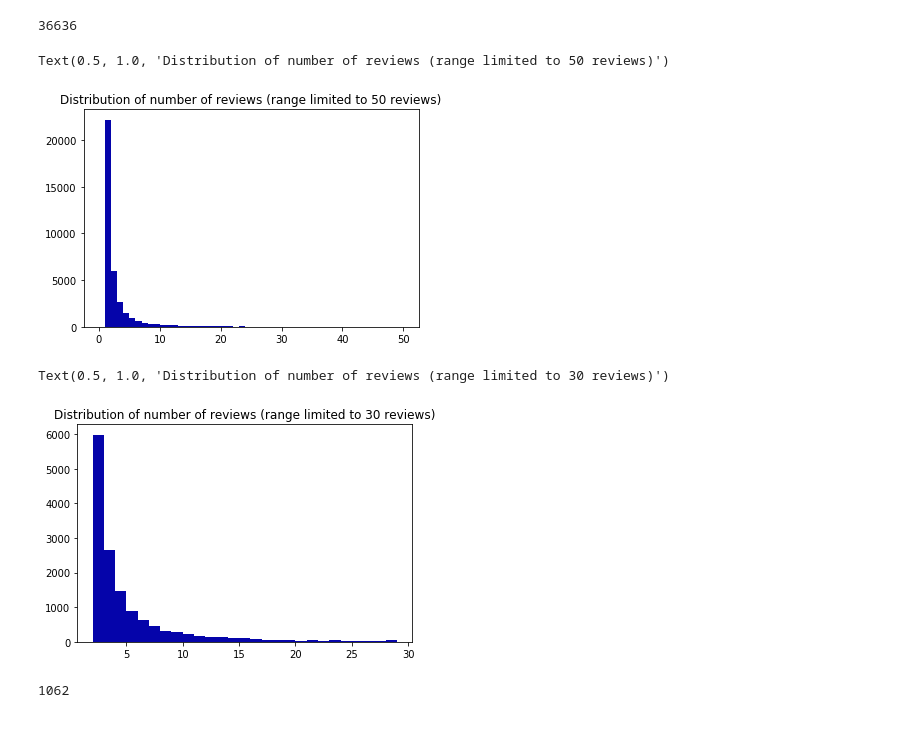
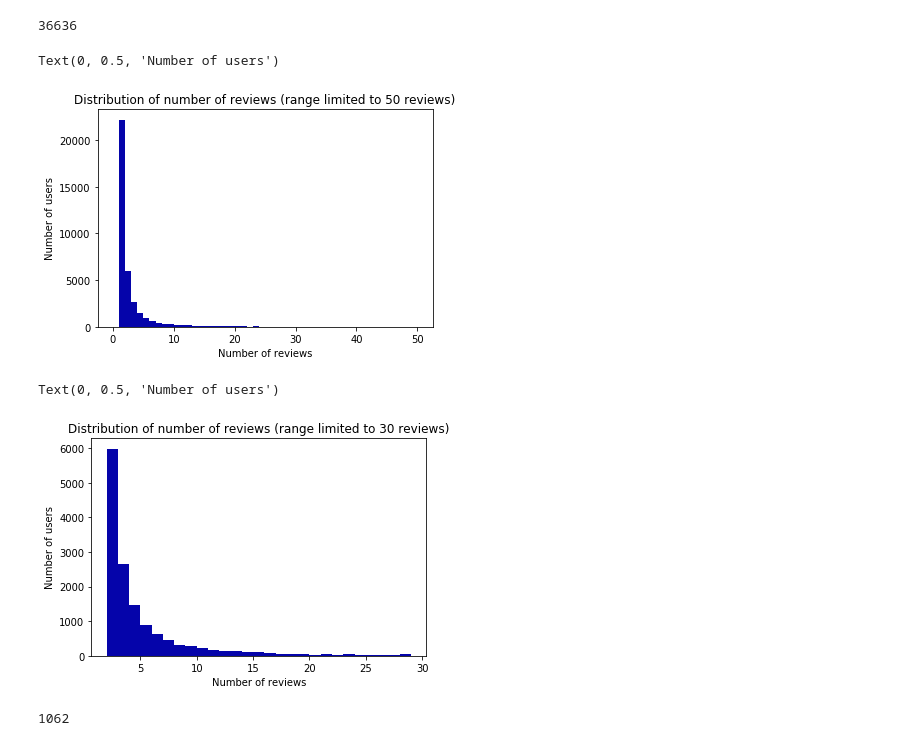
Before and after one commit to awang288/CourseProject, a Jupyter notebook: Collaborative Filtering Rec System.ipynb, the cells around one changed output. Drawn from its saved outputs; the diff is of its cells as text; code cells hidden in the pictures.

```diff
--- a/Collaborative Filtering Rec System.ipynb
+++ b/Collaborative Filtering Rec System.ipynb
@@ -56,15 +56,19 @@ counts=np.array(counts)
 # %%
 n, bins, patches = plt.hist(x=counts, bins=50, range=(0,50), color='#0504aa')
 plt.title('Distribution of number of reviews (range limited to 50 reviews)')
+plt.xlabel('Number of reviews')
+plt.ylabel('Number of users')
 # %% [output]
-Text(0.5, 1.0, 'Distribution of number of reviews (range limited to 50 reviews)')
+Text(0, 0.5, 'Number of users')
-[figure, old version]
+[figure, new version]
 # %%
 n, bins, patches = plt.hist(x=counts, bins=[i for i in range(2,30)], range=(2,30), color='#0504aa')
 plt.title('Distribution of number of reviews (range limited to 30 reviews)')
+plt.xlabel('Number of reviews')
+plt.ylabel('Number of users')
 # %% [output]
-Text(0.5, 1.0, 'Distribution of number of reviews (range limited to 30 reviews)')
+Text(0, 0.5, 'Number of users')
-[figure, old version]
+[figure, new version]
 # %%
 max(counts)
 # %% [output]
```
Also changed, not shown: parts of 2 cells of this notebook.
